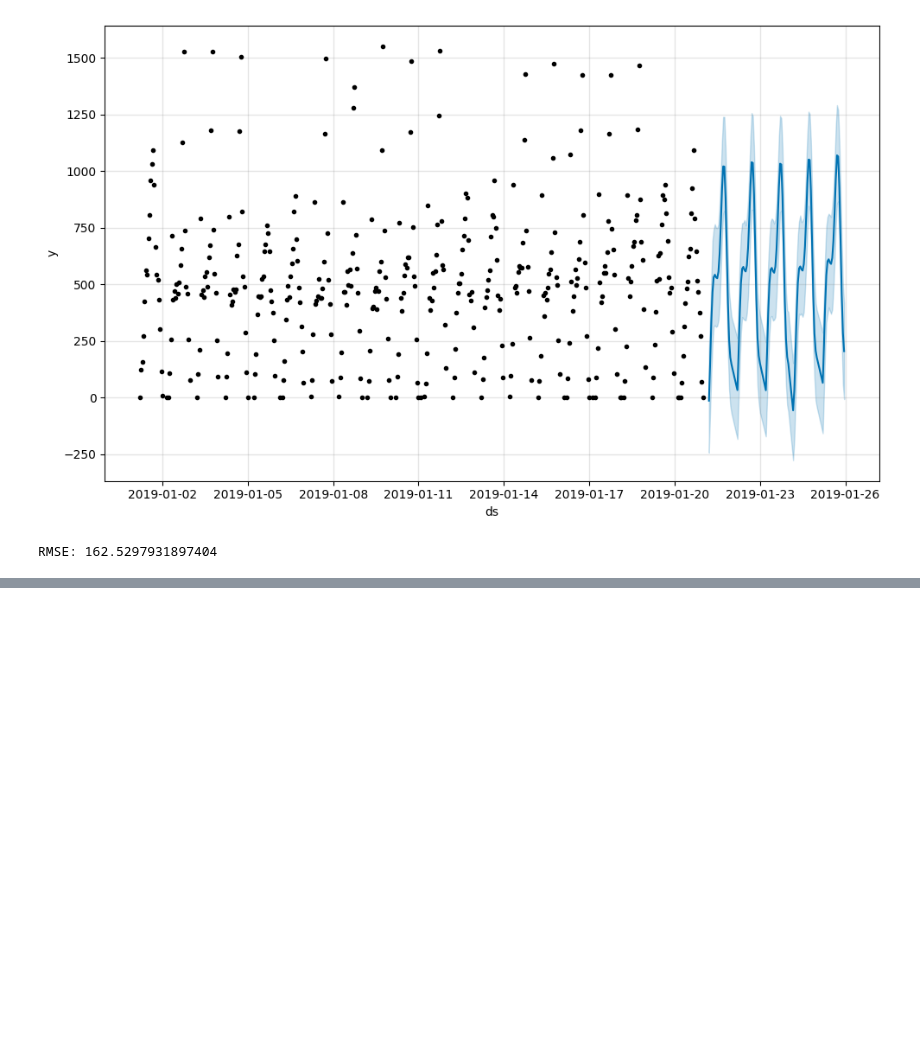
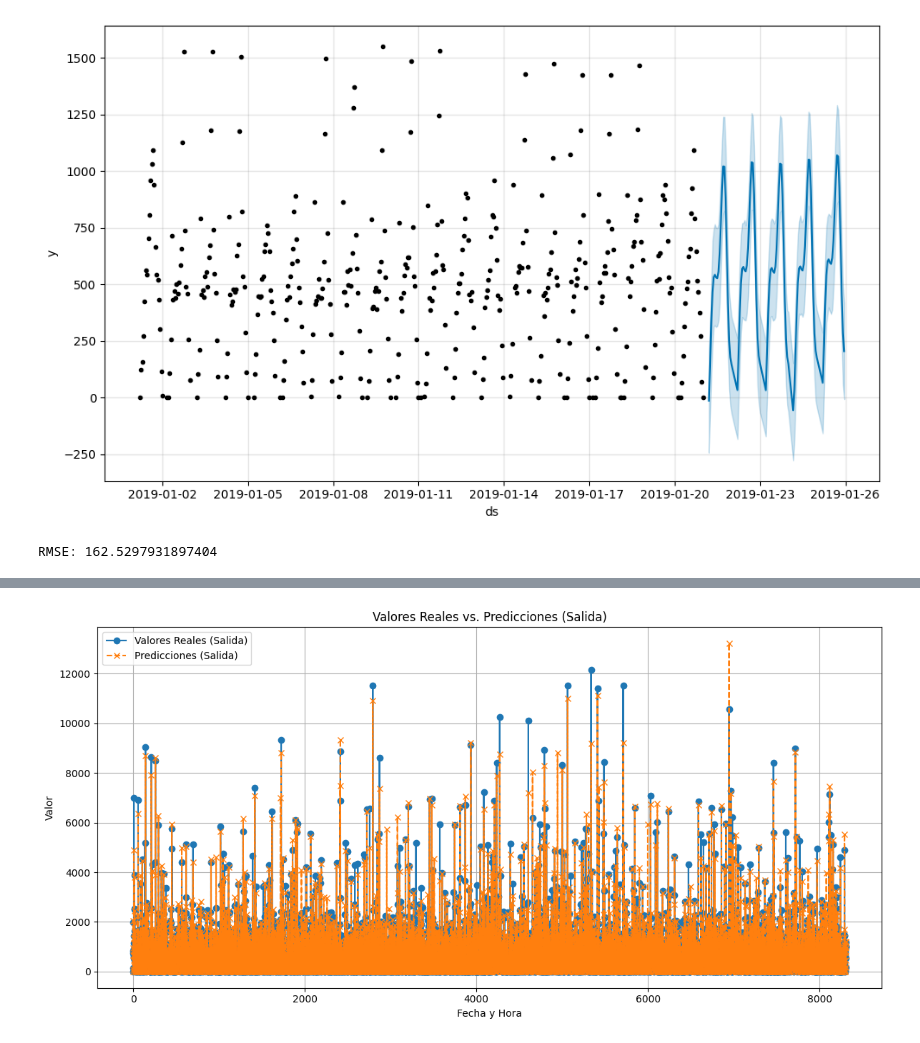
Before and after one commit to quiquecueto/TFM-Intelligent-Systems, a Jupyter notebook: TFM_project.ipynb, the cells around one changed output, grey strips where cells are left out. Saved outputs shown, nothing was run; the diff lists cells and outputs as text; code cells hidden in the pictures; blank space fills up the shorter version.

Commit message:
Random forest + XGBoost implemented, 04/10/2023

```diff
--- a/TFM_project.ipynb
+++ b/TFM_project.ipynb
@@ -1121,0 +1227,12 @@ RMSE: 162.5297931897404
+# %%
+# Aquí, seleccionaremos las características (estación y hora) y el objetivo (salida y entrada)
+X = rnn_df[['stationID', 'year', 'month', 'day', 'hour']].values
+y_salida = rnn_df['salida'].values
+y_entrada = rnn_df['entrada'].values
+# %%
+# Dividir los datos en conjuntos de entrenamiento y prueba
+X_train, X_test, y_salida_train, y_salida_test, y_entrada_train, y_entrada_test = train_test_split(X, y_salida, y_entrada, test_size=0.2, random_state=42)
+# %%
+# Crear y entrenar el modelo Random Forest para la variable "salida"
+rf_salida = RandomForestRegressor(n_estimators=100, random_state=42)
+rf_salida.fit(X_train, y_salida_train)
@@ -1121,0 +1241,3 @@ RMSE: 162.5297931897404
+# %%
+# Realizar predicciones para la variable "salida"
+y_salida_pred = rf_salida.predict(X_test)
@@ -1121,0 +1281,18 @@ RMSE: 162.5297931897404
+# %%
+# Gráfico de valores reales y predicciones para la columna "salida"
+plt.figure(figsize=(12, 6))
+plt.plot(y_salida_test, label='Valores Reales (Salida)', marker='o')
+plt.plot(y_salida_pred, label='Predicciones (Salida)', linestyle='--', marker='x')
+
+# Configuración de etiquetas y leyenda
+plt.xlabel('Fecha y Hora')
+plt.ylabel('Valor')
+plt.title('Valores Reales vs. Predicciones (Salida)')
+plt.legend()
+
+# Mostrar el gráfico
+plt.grid(True)
+plt.tight_layout()
+plt.show()
+# %% [output]
+[figure, added]
```
Also changed, not shown: parts of 26 cells of this notebook.
